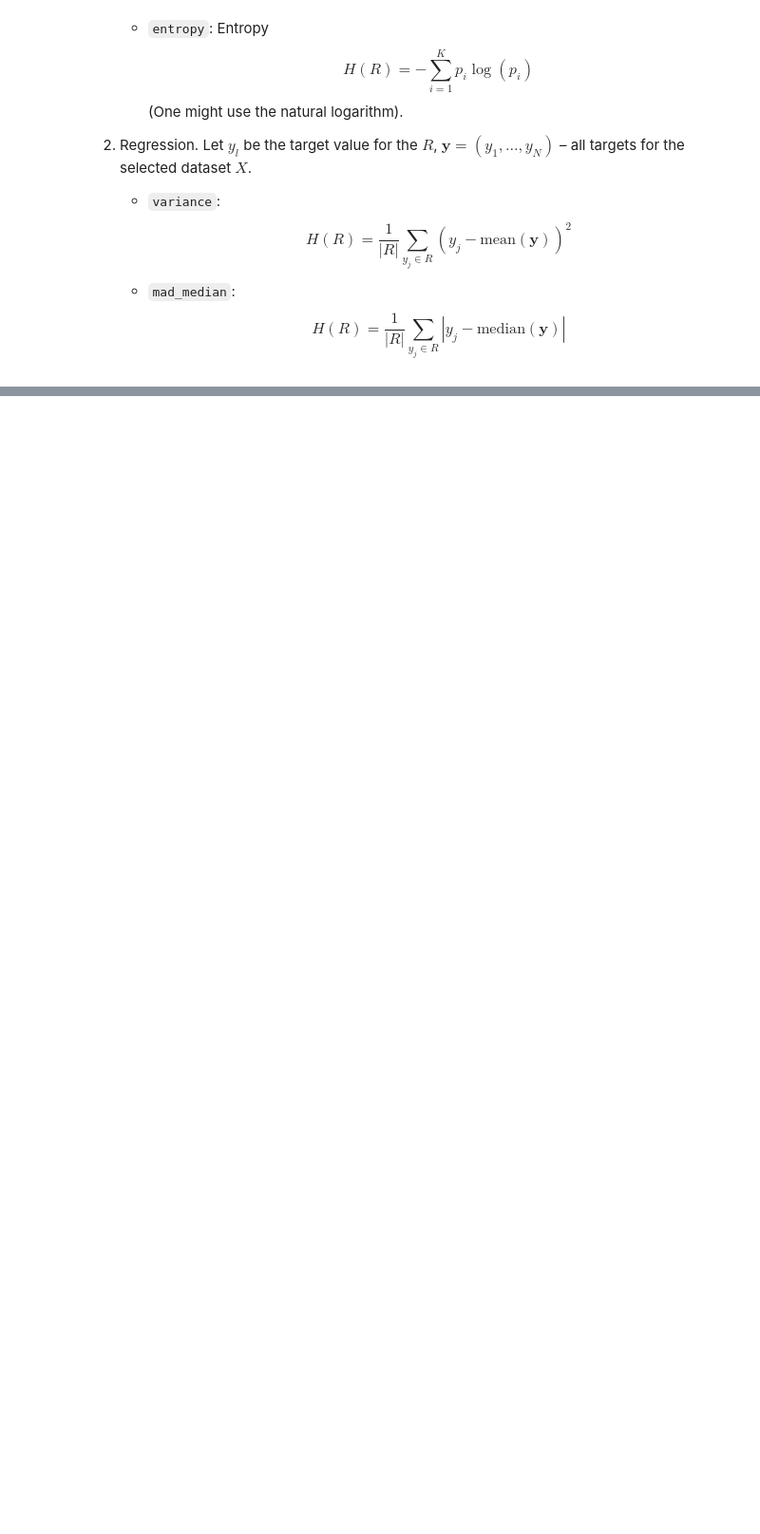
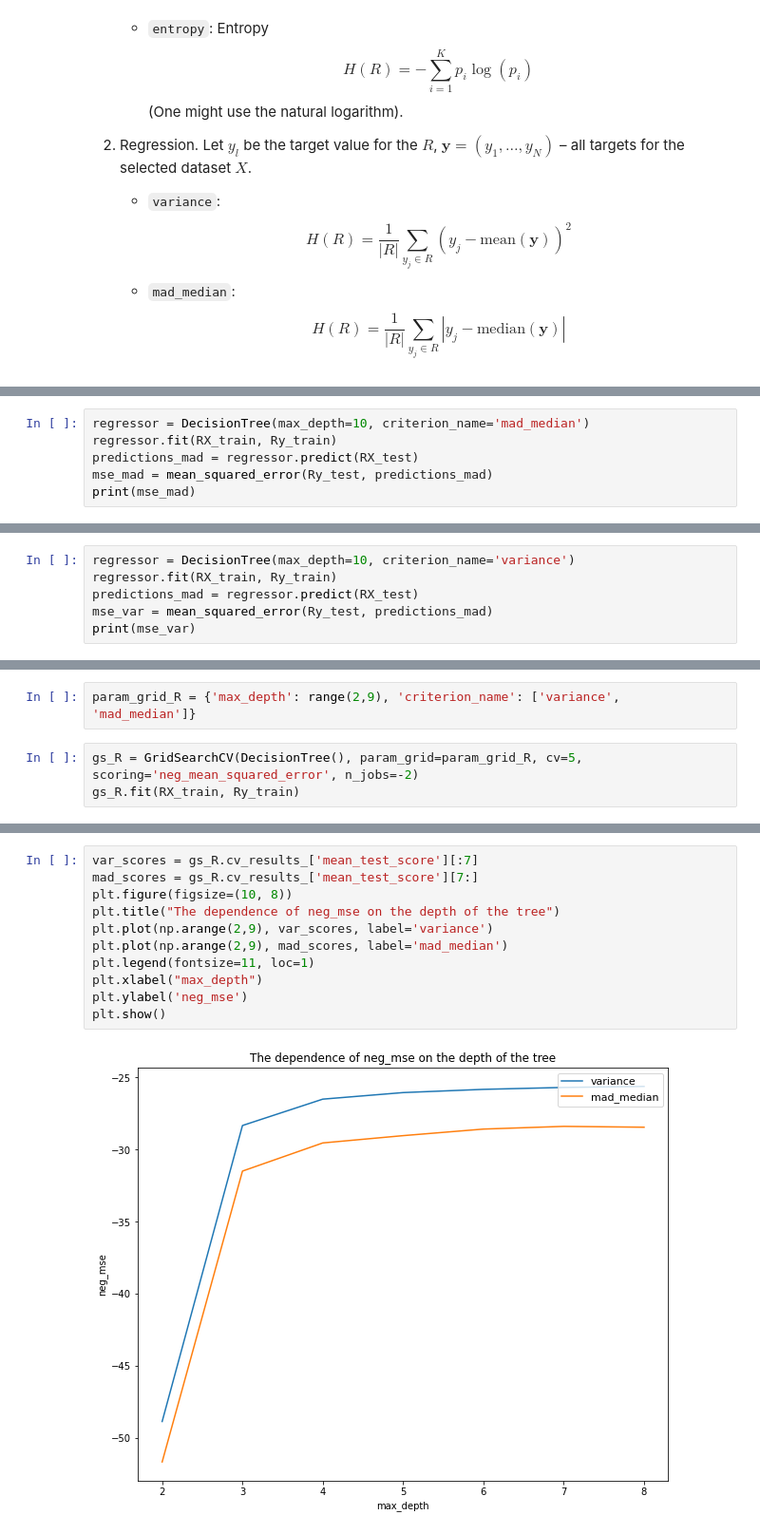
Before and after one commit to Lamantin12/Course-DL-MIPT, a Jupyter notebook: ML mipt/06 Decision trees and ensembles/HW/Decision tree.ipynb, the cells around one changed output, grey strips where cells are left out. Shown: that part at 95% size. Cells and saved outputs as stored; diff of their text form; blank space fills up the shorter version.

Commit message:
Finished DecisionTree, need some more

```diff
--- a/ML mipt/06 Decision trees and ensembles/HW/Decision tree.ipynb
+++ b/ML mipt/06 Decision trees and ensembles/HW/Decision tree.ipynb
@@ -92,0 +131,6 @@ for col in range(x.shape[1]):
+# %%
+regressor = DecisionTree(max_depth=10, criterion_name='mad_median')
+regressor.fit(RX_train, Ry_train)
+predictions_mad = regressor.predict(RX_test)
+mse_mad = mean_squared_error(Ry_test, predictions_mad)
+print(mse_mad)
@@ -92,0 +139,6 @@ for col in range(x.shape[1]):
+# %%
+regressor = DecisionTree(max_depth=10, criterion_name='variance')
+regressor.fit(RX_train, Ry_train)
+predictions_mad = regressor.predict(RX_test)
+mse_var = mean_squared_error(Ry_test, predictions_mad)
+print(mse_var)
@@ -92,0 +152,5 @@ for col in range(x.shape[1]):
+# %%
+param_grid_R = {'max_depth': range(2,9), 'criterion_name': ['variance', 'mad_median']}
+# %%
+gs_R = GridSearchCV(DecisionTree(), param_grid=param_grid_R, cv=5, scoring='neg_mean_squared_error', n_jobs=-2)
+gs_R.fit(RX_train, Ry_train)
@@ -92,0 +175,13 @@ for col in range(x.shape[1]):
+# %%
+var_scores = gs_R.cv_results_['mean_test_score'][:7]
+mad_scores = gs_R.cv_results_['mean_test_score'][7:]
+plt.figure(figsize=(10, 8))
+plt.title("The dependence of neg_mse on the depth of the tree")
+plt.plot(np.arange(2,9), var_scores, label='variance')
+plt.plot(np.arange(2,9), mad_scores, label='mad_median')
+plt.legend(fontsize=11, loc=1)
+plt.xlabel("max_depth")
+plt.ylabel('neg_mse')
+plt.show()
+# %% [output]
+[figure, added]
```
Also changed, not shown: parts of 30 cells of this notebook, 1 other file.
